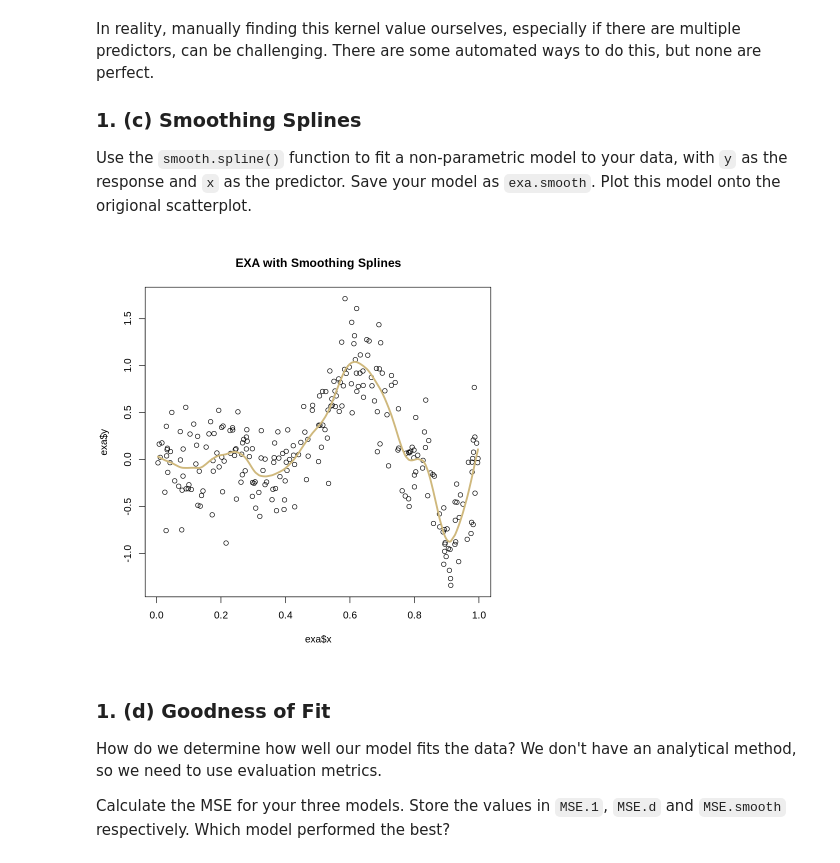
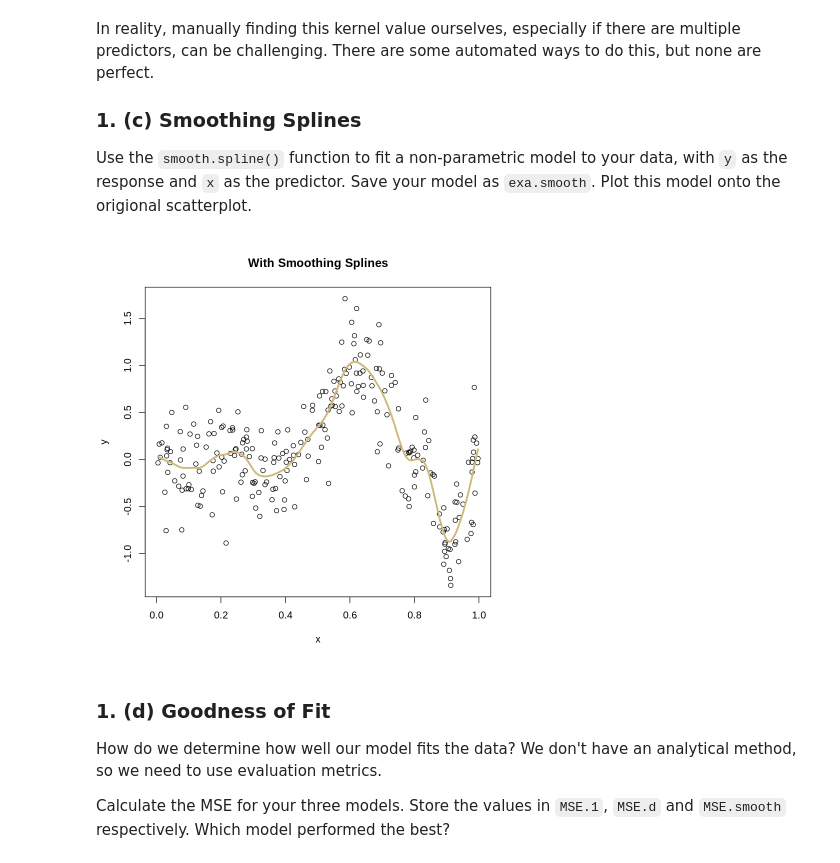
Before and after one commit to dennislamcv1/UniofColStatsModel, a Jupyter notebook: Generalized Linear Models/C3M3_autograded.ipynb, the cells around one changed output. Drawn from its saved outputs; the diff is of its cells as text; code cells hidden in the pictures.

```diff
--- a/Generalized Linear Models/C3M3_autograded.ipynb
+++ b/Generalized Linear Models/C3M3_autograded.ipynb
@@ -122,0 +88,2 @@ object of type 'closure' is not subsettable”
+# %%
+exa.lmod.d <- lm(y ~ x + I(x^2) + I(x^3) + I(x^4) + I(x^5) + I(x^6) + I(x^7), data=exa)
@@ -122,0 +110,3 @@ object of type 'closure' is not subsettable”
+# %%
+exa.lmod.d.r2 <- summary(exa.lmod.d)$r.squared
+exa.lmod.d.r2
@@ -202,12 +194,12 @@ Use the `smooth.spline()` function to fit a non-parametric model to your data, w
 # %%
 # Fit a smoothing spline model
 exa.smooth <- smooth.spline(exa$x, exa$y)
 
-# Plot the data with the smoothing spline model
-plot(exa$x, exa$y, main = "EXA with Smoothing Splines")
-lines(exa.smooth, col = "#CFB87C", lwd = 3)
+
+plot(y ~ x, data = exa, main = "With Smoothing Splines")
+lines(exa.smooth, col = "#CFB87C", lwd=3)
 # %% [output]
-[figure, old version]
+[figure, new version]
 # %%
 # Test Cell
 # This cell has hidden test cases that will run after submission.
```
Also changed, not shown: parts of 5 cells of this notebook.
